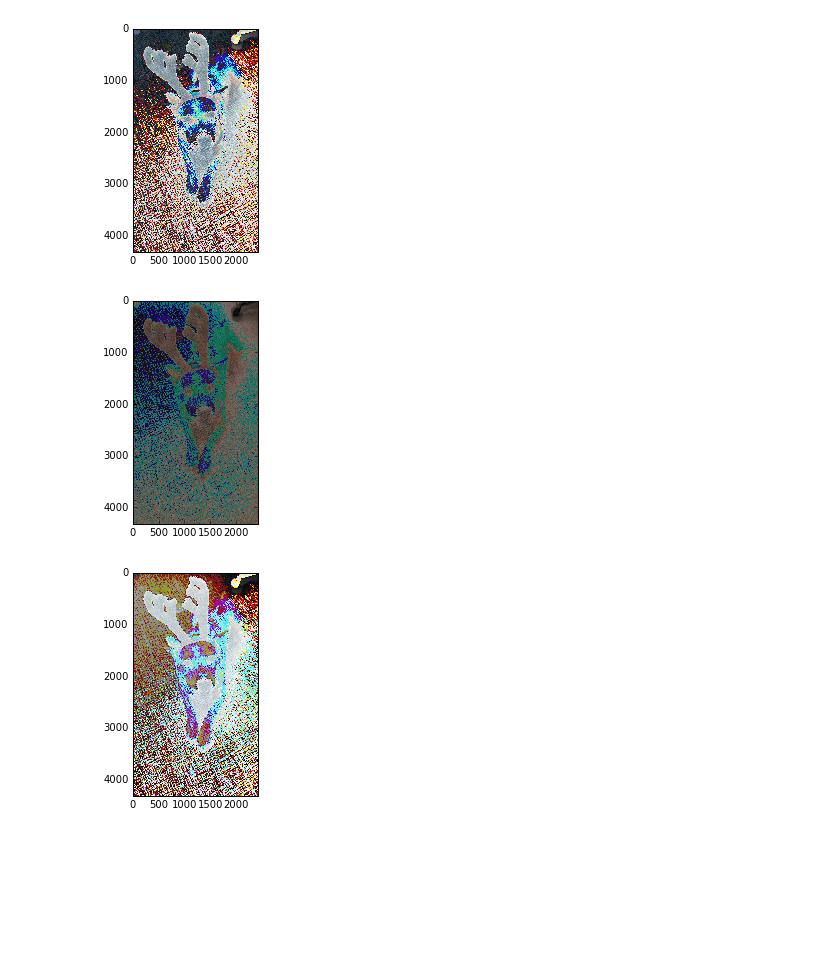
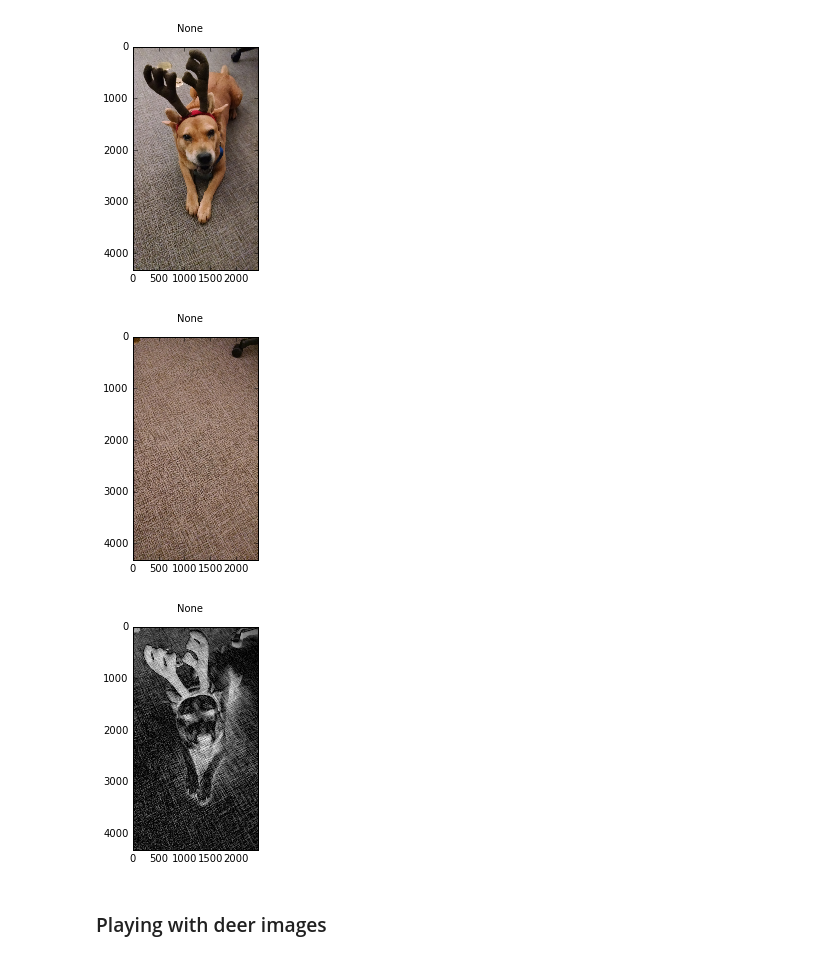
Before and after one commit to coradek/CNW_Wildlife_Identification, a Jupyter notebook: in_progress/A_openCV.ipynb, the cells around one changed output. Saved outputs shown, nothing was run; the diff lists cells and outputs as text; code cells hidden in the pictures; blank space fills up the shorter version.

```diff
--- a/in_progress/A_openCV.ipynb
+++ b/in_progress/A_openCV.ipynb
@@ -27,15 +40,22 @@ show_img(nomossy)
-# %%
-show_img(mossy - nomossy)
-# %% [output]
-[figure, removed]
-# %%
-show_img((mossy + nomossy)/2)
-# %% [output]
-[figure, removed]
-# %%
-show_img(mossy-((mossy + nomossy)/2))
-# %% [output]
-[figure, removed]
+# %%
+show_img(mossy,)
+show_img(nomossy)
+
+# show_img(bgr_mossy)
+# show_img(gray_mossy, title = 'gray mossy?', cmap='gray')
+
+
+img_diff(mossy, nomossy)
+
+# show_img(mossy - nomossy)
+# show_img((mossy + nomossy)/2)
+# show_img(mossy-((mossy + nomossy)/2))
+# %% [output]
+[figure, added]
+[figure, added]
+[figure, added]
+# %% [markdown]
+### Playing with deer images
 # %%
 deer1 = get_image('../data/motion_test/EK000025-2.JPG')
 deer2 = get_image('../data/motion_test/EK000026-2.JPG')
```
Also changed, not shown: parts of 9 cells of this notebook, 2 other files.
